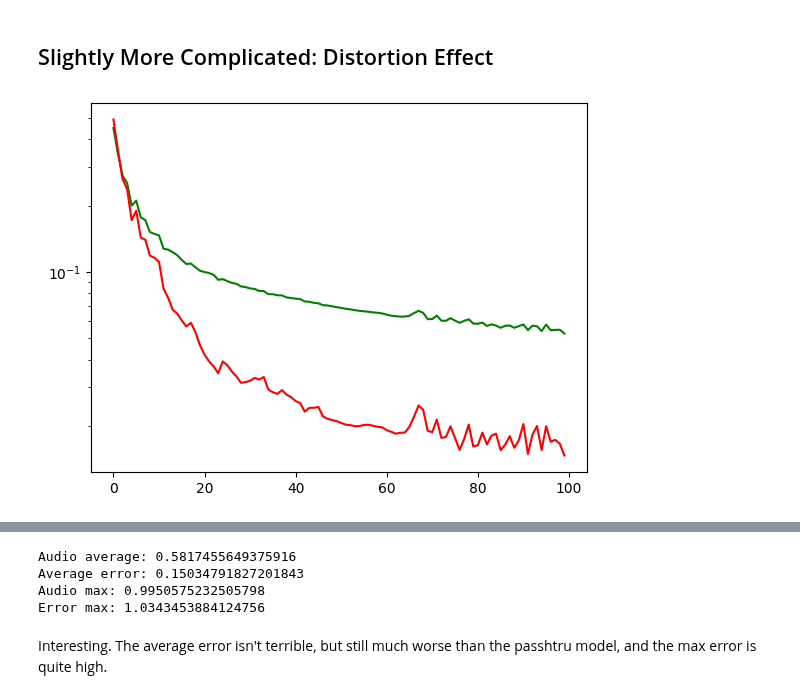
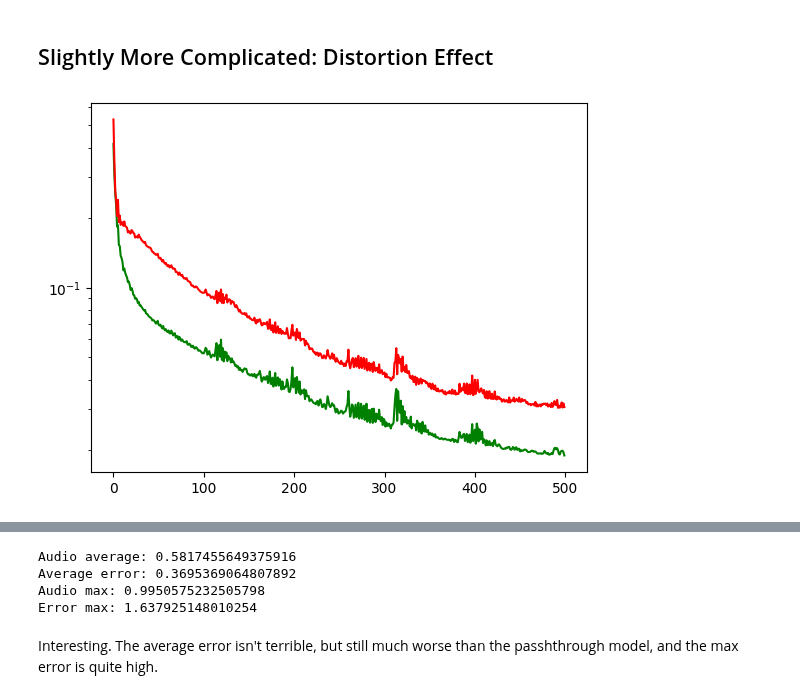
Before and after one commit to wyager/audiofx, a Jupyter notebook: audiofx.ipynb, the cells around one changed output, grey strips where cells are left out. Saved outputs shown, nothing was run; the diff lists cells and outputs as text; code cells hidden in the pictures.

Commit message:
not quite hitting 0.01 on second guy

```diff
--- a/audiofx.ipynb
+++ b/audiofx.ipynb
@@ -284,7 +284,7 @@ batch_size = 1024*16
 
 weight_norm = 1.0/np.sqrt(inner_layer_size)
 
-def train(examples : Tuple[np.ndarray, np.ndarray]) -> Model:
+def train(examples : Tuple[np.ndarray, np.ndarray], epoch_count : int = 100) -> Model:
     """
     Train a model on the given input/output examples
 
@@ -320,7 +320,7 @@ def train(examples : Tuple[np.ndarray, np.ndarray]) -> Model:
     # Automatically adjusts learning rate for each param, uses momentum, etc.
     optimizer = torch.optim.Adam([input_layer, input_biases] + inner_layers + inner_biases + [output_layer, output_bias], lr=0.001)
     # Run a bunch of optimization steps
-    for epoch in range(100):
+    for epoch in range(epoch_count):
         # Shuffle the training inputs
         num_training_samps, _ = inputs.shape
         epoch_indices = torch.randperm(num_training_samps)
@@ -419,14 +422,14 @@ NameError: name 'clean_processed' is not defined
 # %%
 def distort(audio):
     return np.tanh(audio*5)
 
 distort_data = generate_slices_from_pairs([(dry, distort(dry)) for dry in dry_audio],
                                            context_window,
                                            slices_per_pair)
 
-distort_model = train(distort_data)
+distort_model = train(distort_data, epoch_count = 500)
 # %% [output]
-[figure, old version]
+[figure, new version]
 # %%
 Audio(distort(listen_audio), rate=sample_rate)
 # %% [output]
@@ -447,8 +450,8 @@ print(f"Audio max: {listen_audio.max()}")
 print(f"Error max: {err.max()}")
 # %% [output]
 Audio average: 0.5817455649375916
-Average error: 0.15034791827201843
+Average error: 0.3695369064807892
 Audio max: 0.9950575232505798
-Error max: 1.0343453884124756
+Error max: 1.637925148010254
 # %% [markdown]
-Interesting. The average error isn't terrible, but still much worse than the passhtru model, and the max error is quite high.
+Interesting. The average error isn't terrible, but still much worse than the passhthrough model, and the max error is quite high.
```
Also changed, not shown: parts of 2 cells of this notebook.
